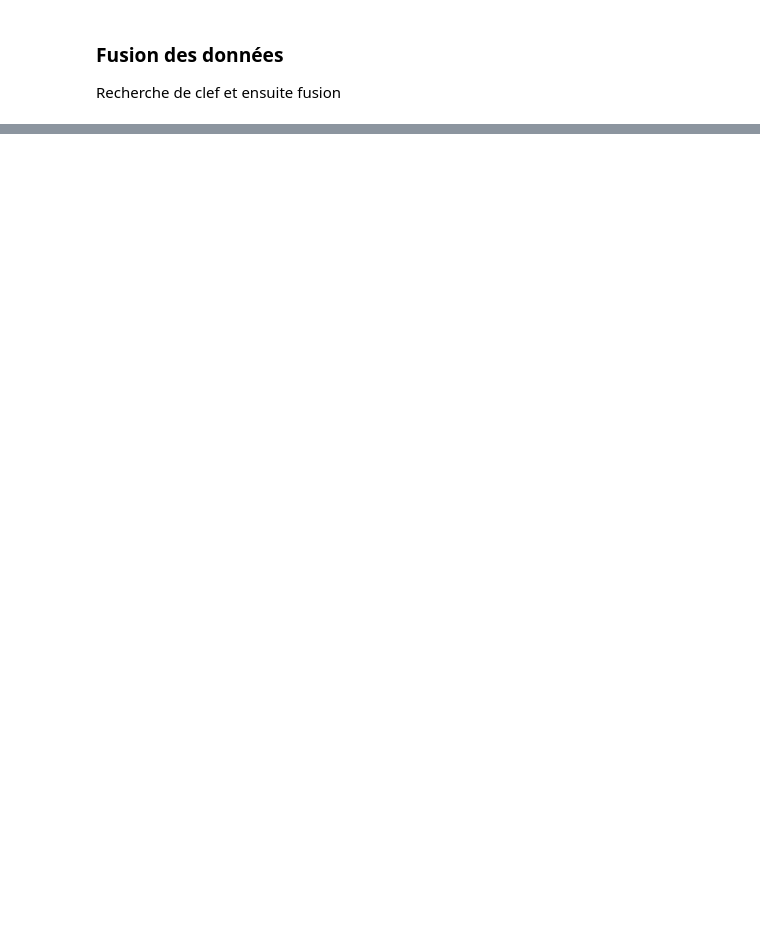
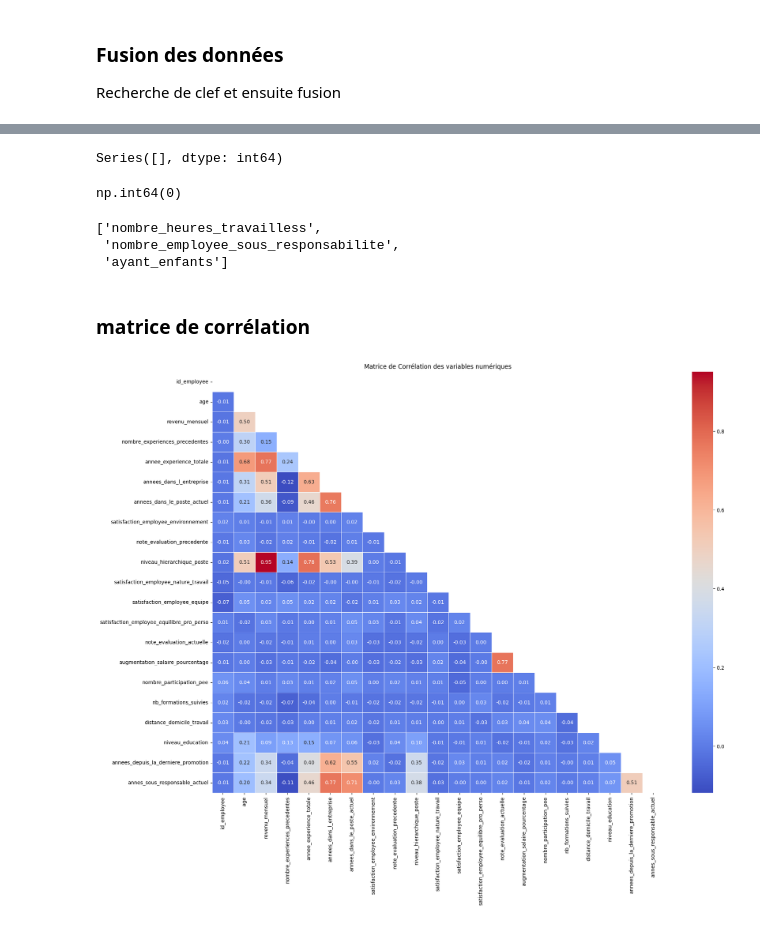
Before and after one commit to EthanChmt/Classifiez_automatiquement_des_informations, a Jupyter notebook: Notebooks/Notebook_1_analyse_exploratoire.ipynb, the cells around one changed output, grey strips where cells are left out. Saved outputs shown, nothing was run; the diff lists cells and outputs as text; code cells hidden in the pictures; blank space fills up the shorter version.

```diff
--- a/Notebooks/Notebook_1_analyse_exploratoire.ipynb
+++ b/Notebooks/Notebook_1_analyse_exploratoire.ipynb
@@ -186,0 +188,41 @@ display(df_final.head(30))
+# %%
+manquants = tableau_complet.isna().sum()
+manquants[manquants > 0]
+# %% [output]
+Series([], dtype: int64)
+# %%
+# Nombre de lignes identiques
+tableau_complet.duplicated().sum()
+# %% [output]
+np.int64(0)
+# %%
+# Liste des colonnes constantes
+[col for col in tableau_complet.columns if tableau_complet[col].nunique() == 1]
+# %% [output]
+['nombre_heures_travailless',
+ 'nombre_employee_sous_responsabilite',
+ 'ayant_enfants']
+# %%
+tableau_complet = tableau_complet.drop(columns=['nombre_heures_travailless', 'nombre_employee_sous_responsabilite', 'ayant_enfants'])
+# %% [markdown]
+### matrice de corrélation
+# %%
+
+df_numerique = tableau_complet.select_dtypes(include=['number'])
+
+# la matrice
+correlation_matrix = df_numerique.corr()
+mask = np.triu(np.ones_like(correlation_matrix, dtype=bool))
+# Heatmap
+plt.figure(figsize=(20, 15))
+sns.heatmap(correlation_matrix,
+            mask=mask,
+            annot=True,
+            cmap='coolwarm',
+            fmt=".2f",
+            linewidths=0.5)
+
+plt.title("Matrice de Corrélation des variables numériques")
+plt.show()
+# %% [output]
+[figure, added]
```
Also changed, not shown: parts of 11 cells of this notebook, 2 other files.
